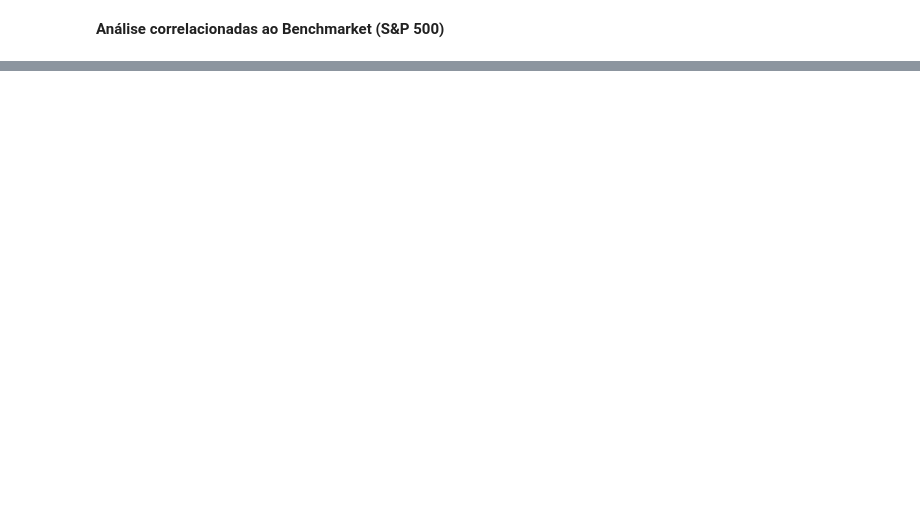
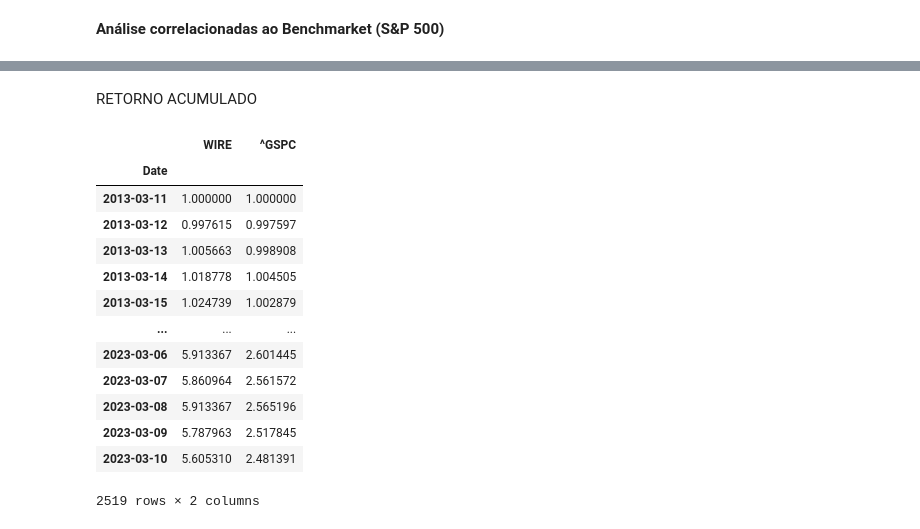
Before and after one commit to fred-ykv/Value-Investing-In-Python, a Jupyter notebook: VALUATION_FINVIZ.ipynb, the cells around one changed output, grey strips where cells are left out. Cells and saved outputs as stored; diff of their text form; code cells hidden in the pictures; blank space fills up the shorter version.

```diff
--- a/VALUATION_FINVIZ.ipynb
+++ b/VALUATION_FINVIZ.ipynb
@@ -1802,0 +1845,21 @@ fig.show()
+# %% [markdown]
+RETORNO ACUMULADO
+# %%
+retorno_acumulado = (1 + retorno).cumprod()
+retorno_acumulado.iloc[0] = 1
+retorno_acumulado
+# %% [output]
+|  | WIRE | ^GSPC |
+| Date |  |  |
+| 2013-03-11 | 1.000000 | 1.000000 |
+| 2013-03-12 | 0.997615 | 0.997597 |
+| 2013-03-13 | 1.005663 | 0.998908 |
+| 2013-03-14 | 1.018778 | 1.004505 |
+| 2013-03-15 | 1.024739 | 1.002879 |
+| ... | ... | ... |
+| 2023-03-06 | 5.913367 | 2.601445 |
+| 2023-03-07 | 5.860964 | 2.561572 |
+| 2023-03-08 | 5.913367 | 2.565196 |
+| 2023-03-09 | 5.787963 | 2.517845 |
+| 2023-03-10 | 5.605310 | 2.481391 |
+2519 rows × 2 columns
```
Also changed, not shown: parts of 7 cells of this notebook.
